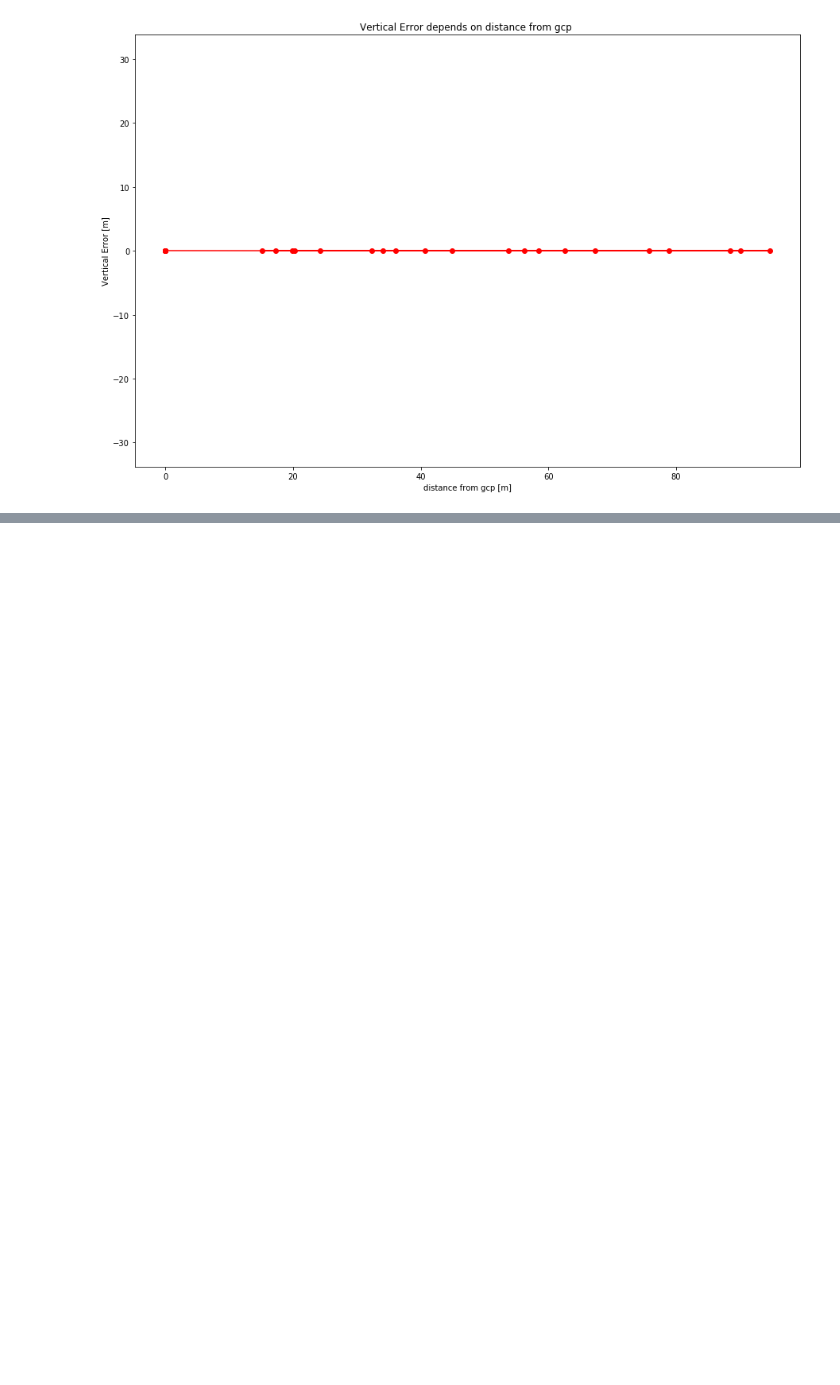
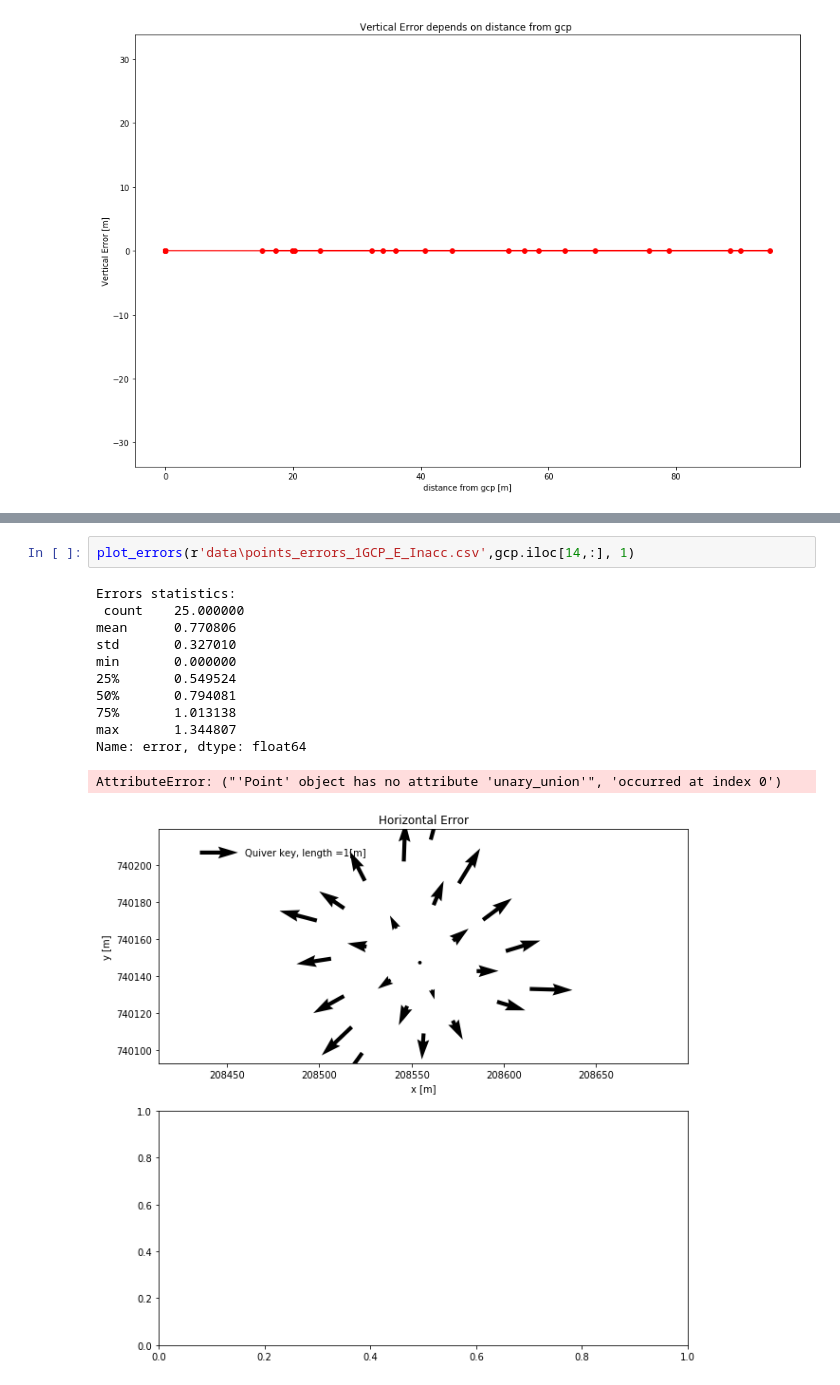
Before and after one commit to noamzimran/RTK-drone-project, a Jupyter notebook: geo_project.ipynb, the cells around one changed output, grey strips where cells are left out. Drawn from its saved outputs; the diff is of its cells as text; blank space fills up the shorter version.

```diff
--- a/geo_project.ipynb
+++ b/geo_project.ipynb
@@ -336,0 +425,15 @@ plt.show()
+# %%
+plot_errors(r'data\points_errors_1GCP_E_Inacc.csv',gcp.iloc[14,:], 1)
+# %% [output]
+Errors statistics:
+ count    25.000000
+mean      0.770806
+std       0.327010
+min       0.000000
+25%       0.549524
+50%       0.794081
+75%       1.013138
+max       1.344807
+Name: error, dtype: float64
+AttributeError: ("'Point' object has no attribute 'unary_union'", 'occurred at index 0')
+[figure, added]
```
Also changed, not shown: parts of 10 cells of this notebook.
